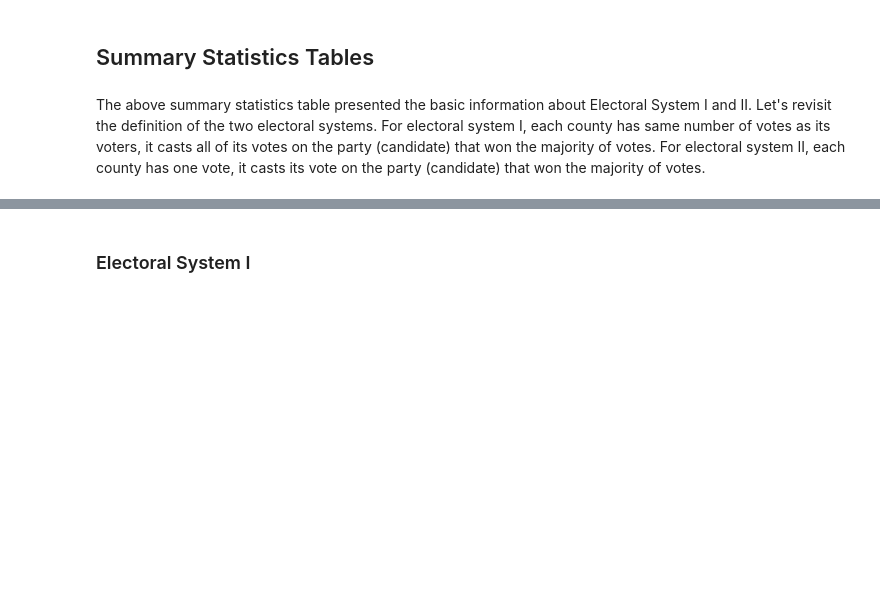
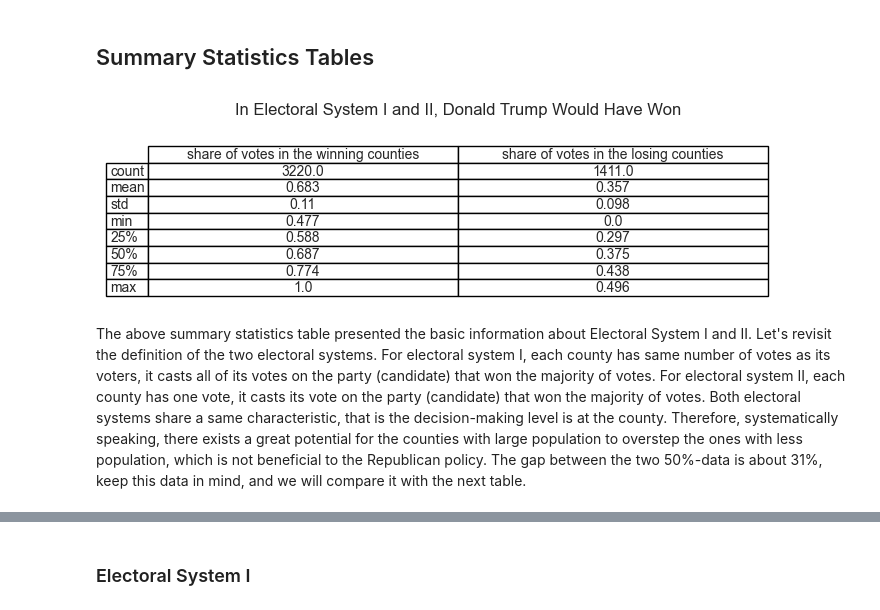
Before and after one commit to AllysonCui/ECO225, a Jupyter notebook: Code/Project 1/Project_1.ipynb, the cells around one changed output, grey strips where cells are left out. Cells and saved outputs as stored; diff of their text form; code cells hidden in the pictures; blank space fills up the shorter version.

```diff
--- a/Code/Project 1/Project_1.ipynb
+++ b/Code/Project 1/Project_1.ipynb
@@ -286,17 +321,20 @@ df_state_lost
 # %%
 df_I_II_statistics = pd.DataFrame({
     "share of votes in the winning counties" : df_county_won['share of votes in the winning counties'].describe(),
     "share of votes in the losing counties" : df_county_lost['share of votes in the losing counties'].describe(),
 })
-df_I_II_statistics = df_I_II_statistics.round(decimals = 1)
+df_I_II_statistics = df_I_II_statistics.round(decimals = 3)
 fig=plt. figure (figsize = (8, 0.3))
 ax = fig.add_subplot(111)
 ax.table(cellText = df_I_II_statistics.values, colLabels = df_I_II_statistics.columns,
          rowLabels = df_I_II_statistics.index, cellLoc = 'center')
 ax.set_title ("In Electoral System I and II, Donald Trump Would Have Won")
 ax.axis ('off')
+plt.show()
+# %% [output]
+[figure, added]
 # %% [markdown]
-The above summary statistics table presented the basic information about Electoral System I and II. Let's revisit the definition of the two electoral systems. For electoral system I, each county has same number of votes as its voters, it casts all of its votes on the party (candidate) that won the majority of votes. For electoral system II, each county has one vote, it casts its vote on the party (candidate) that won the majority of votes.
+The above summary statistics table presented the basic information about Electoral System I and II. Let's revisit the definition of the two electoral systems. For electoral system I, each county has same number of votes as its voters, it casts all of its votes on the party (candidate) that won the majority of votes. For electoral system II, each county has one vote, it casts its vote on the party (candidate) that won the majority of votes. Both electoral systems share a same characteristic, that is the decision-making level is at the county. Therefore, systematically speaking, there exists a great potential for the counties with large population to overstep the ones with less population, which is not beneficial to the Republican policy. The gap between the two 50%-data is about 31%, keep this data in mind, and we will compare it with the next table.
 # %%
 df_III_IV_statistics = pd.DataFrame({
     "share of counties in the winning states": df_state_won['share of counties in the winning states'].describe(),
```
Also changed, not shown: parts of 64 cells of this notebook, 1 other file.
